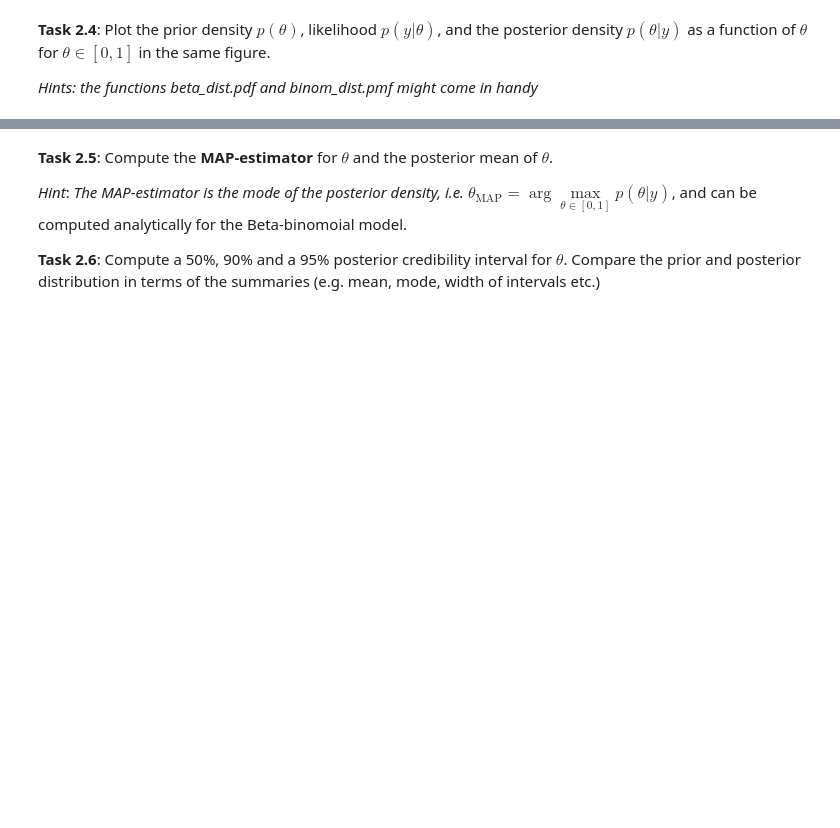
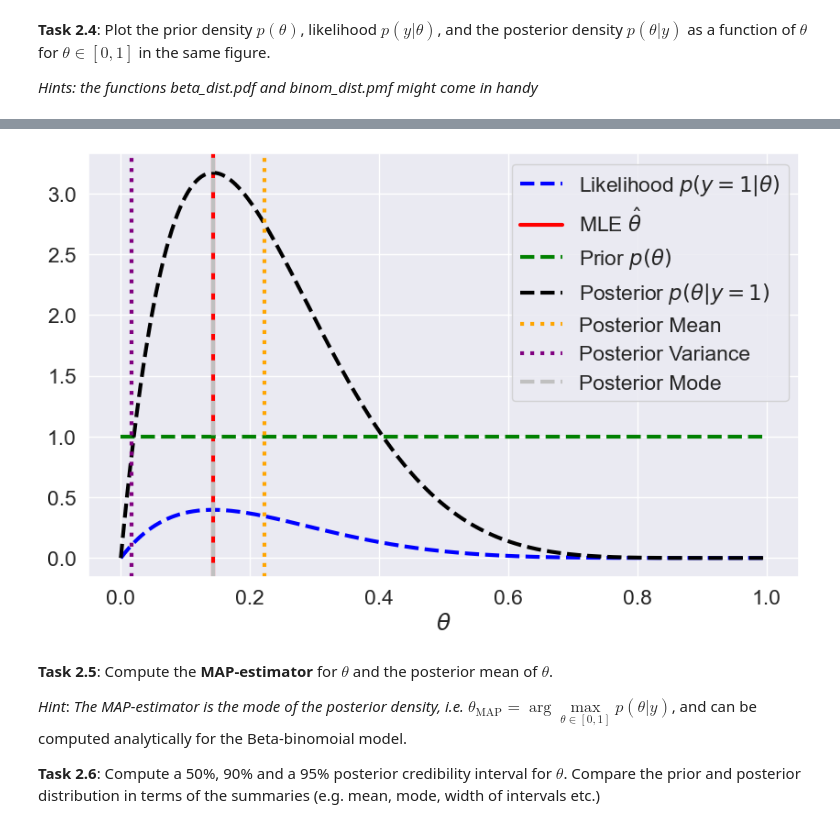
Before and after one commit to lelegod/bayesian_ml, a Jupyter notebook: week1/ex1_handout.ipynb, the cells around one changed output, grey strips where cells are left out. Cells and saved outputs as stored; diff of their text form; code cells hidden in the pictures; blank space fills up the shorter version.

```diff
--- a/week1/ex1_handout.ipynb
+++ b/week1/ex1_handout.ipynb
@@ -318,3 +347,29 @@ print(f'p(0.5):\t\t{prior.pdf(0.5):.2f}')
+# %%
+thetas = jnp.linspace(0, 1, 1000)
+
+posterior = BetaDistribution(a=1 + data.y, b=1 + data.N - data.y)
+
+fig, ax = plt.subplots(1, 1, figsize=(10, 6))
+
+# Likelihood
+ax.plot(thetas, binom_dist.pmf(data.y, data.N, thetas), linestyle='--', color='blue', label=r'Likelihood $p(y=1|\theta)$')
+ax.axvline(x=data.y/data.N, color='red', linestyle='-', label=r'MLE $\hat{\theta}$')
+
+# Prior
+ax.plot(thetas, prior.pdf(thetas), linestyle='--', color='green', label=r'Prior $p(\theta)$')
+
+# Posterior
+ax.plot(thetas, posterior.pdf(thetas), linestyle='--', color='black', label=r'Posterior $p(\theta|y=1)$')
+ax.axvline(x=posterior.mean, linestyle=':', color='orange', label=r'Posterior Mean')
+ax.axvline(x=posterior.variance, linestyle=':', color='purple', label=r'Posterior Variance')
+ax.axvline(x=posterior.mode, linestyle='--', color='silver', label=r'Posterior Mode')
+
+
+ax.set_xlabel(r'$\theta$')
+ax.legend()
+plt.show()
+# %% [output]
+[figure, added]
 # %% [markdown]
 **Task 2.5**: Compute the **MAP-estimator** for $\theta$ and the posterior mean of $\theta$.
 
```
Also changed, not shown: parts of 6 cells of this notebook.
